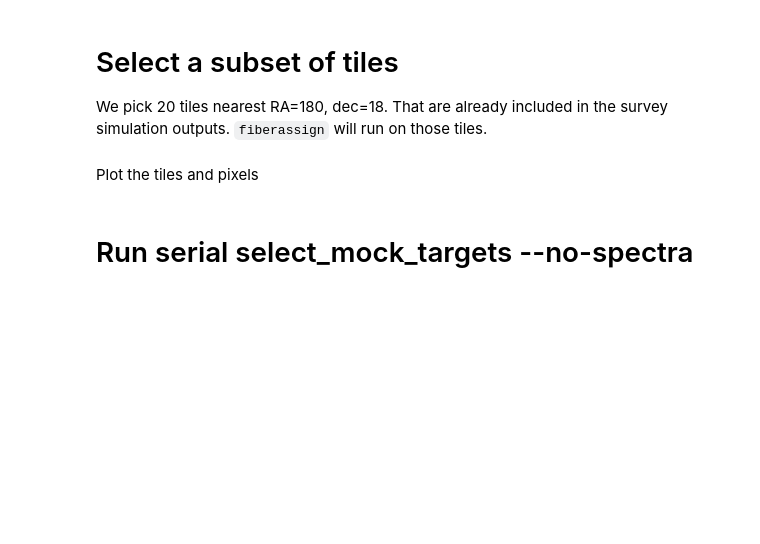
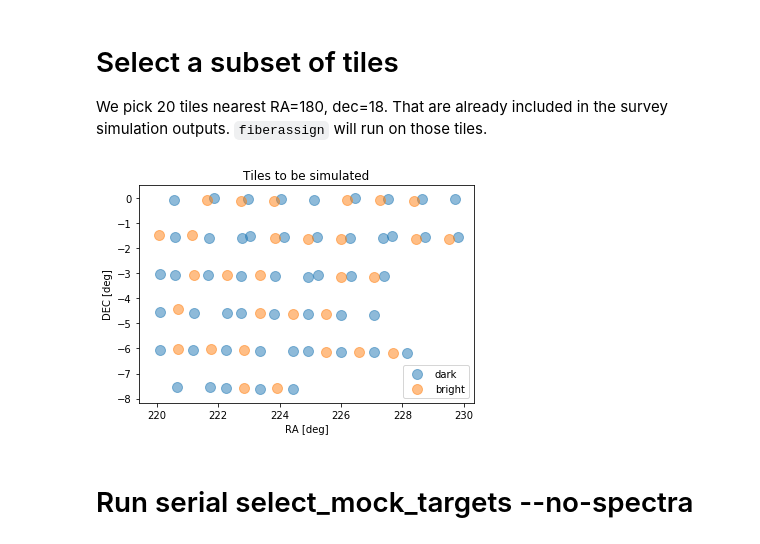
Before and after one commit to desihub/quicksurvey_example, a Jupyter notebook: readme.ipynb, the cells around one changed output. Saved outputs shown, nothing was run; the diff lists cells and outputs as text; code cells hidden in the pictures; blank space fills up the shorter version.

```diff
--- a/readme.ipynb
+++ b/readme.ipynb
@@ -134,15 +109,0 @@ explist[iobs]
-# %%
-# save the reduce list of exposures for bright and dark/gray survey
-mini_explist = explist[iobs]
-isbright = mini_explist['pass'] > 4
-
-exposurefile_bright = os.path.join(surveydir,'mini_exposures_bright.fits')
-Table(mini_explist[isbright]).write(exposurefile_bright, overwrite=True)
-
-
-exposurefile_dark = os.path.join(surveydir,'mini_exposures_dark.fits')
-Table(mini_explist[~isbright]).write(exposurefile_dark, overwrite=True)
-
-
-exposurefile = os.path.join(surveydir,'mini_exposures.fits')
-Table(mini_explist).write(exposurefile, overwrite=True)
@@ -153,2 +109,0 @@ Table(mini_explist[~isbright])
-# %% [markdown]
-Plot the tiles and pixels
@@ -172,11 +110,27 @@ plt.xlim(175, 185); plt.ylim(13, 23)
-# %%
-#- Write subset of tiles table to file for input to select_mock_targets --no-spectra
-tilefile = os.path.join(alldirs['darktargetdir'],'test-tiles.fits')
-Table(xtiles).write(tilefile, overwrite=True)
-
-tilefile = os.path.join(alldirs['brighttargetdir'],'test-tiles.fits')
-Table(xtiles).write(tilefile, overwrite=True)
-Table(xtiles)
+# %%
+def select_subset_exposures_tiles(program="dark", plot=True):
+    tiles = desimodel.io.load_tiles()
+    explist = Table.read(os.path.join(alldirs['surveydir'],'all_exposures_{}.fits'.format(program)))
+    subset = (explist['RA']>220) & (explist['RA']<230)  & (explist['DEC']<0)
+
+    exposurefile = os.path.join(alldirs['surveydir'],'subset_exposures_{}.fits'.format(program))
+    Table(explist[subset]).write(exposurefile, overwrite=True)
+
+    tilefile = os.path.join(alldirs['surveydir'],'subset_tiles_{}.fits'.format(program))
+    xtiles = tiles[np.in1d(tiles['TILEID'], explist['TILEID'][subset])]
+    Table(xtiles).write(tilefile, overwrite=True)
+
+    if plot:
+        plt.scatter(xtiles['RA'], xtiles['DEC'], label=program, s=100, alpha=0.5)
+        plt.legend()
+        plt.xlabel("RA [deg]")
+        plt.ylabel("DEC [deg]")
+        plt.title("Tiles to be simulated")
+# %%
+select_subset_exposures_tiles(program="dark")
+select_subset_exposures_tiles(program="bright")
+# %% [output]
+[figure, added]
 # %% [markdown]
 # Run serial select_mock_targets --no-spectra
 # %%
```
Also changed, not shown: parts of 14 cells of this notebook.
